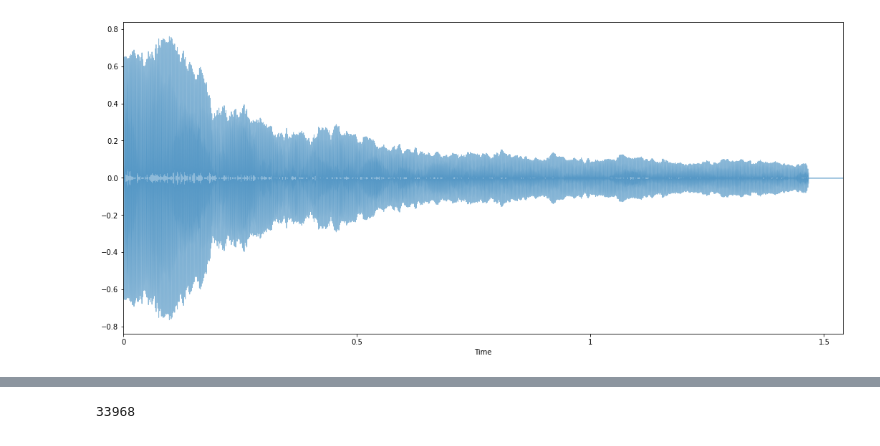
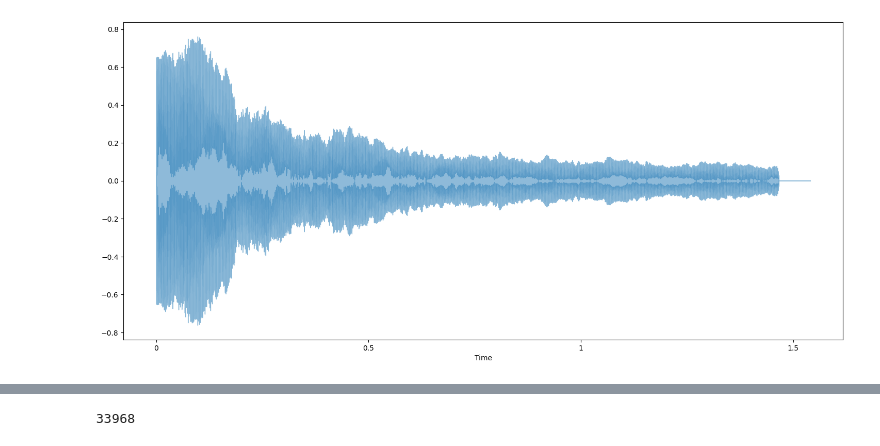
Before and after one commit to musikalkemist/AudioSignalProcessingForML, a Jupyter notebook: 10 - Fourier Transform - The Intuition/Fourier Transform.ipynb, the cells around one changed output, grey strips where cells are left out. Cells and saved outputs as stored; diff of their text form; code cells hidden in the pictures.

Commit message:
Fix: Update notebooks to use librosa.display.waveshow
This commit replaces the deprecated `librosa.waveplot()` with the current `librosa.display.waveshow` across the three analysis notebooks (chapters 8, 9, 10). The old function was causing the notebooks to fail. This update ensures they run correctly with the latest version of the librosa library.

```diff
--- a/10 - Fourier Transform - The Intuition/Fourier Transform.ipynb
+++ b/10 - Fourier Transform - The Intuition/Fourier Transform.ipynb
@@ -18,10 +18,10 @@ signal, sr = librosa.load(audio_path)
 # %%
 # plot waveform
 plt.figure(figsize=(18, 8))
-librosa.display.waveplot(signal, sr=sr, alpha=0.5)
+librosa.display.waveshow(signal, sr=sr, alpha=0.5)
 plt.show()
 # %% [output]
-[figure, old version]
+[figure, new version]
 # %%
 # derive spectrum using FT
 ft = sp.fft.fft(signal)
```
